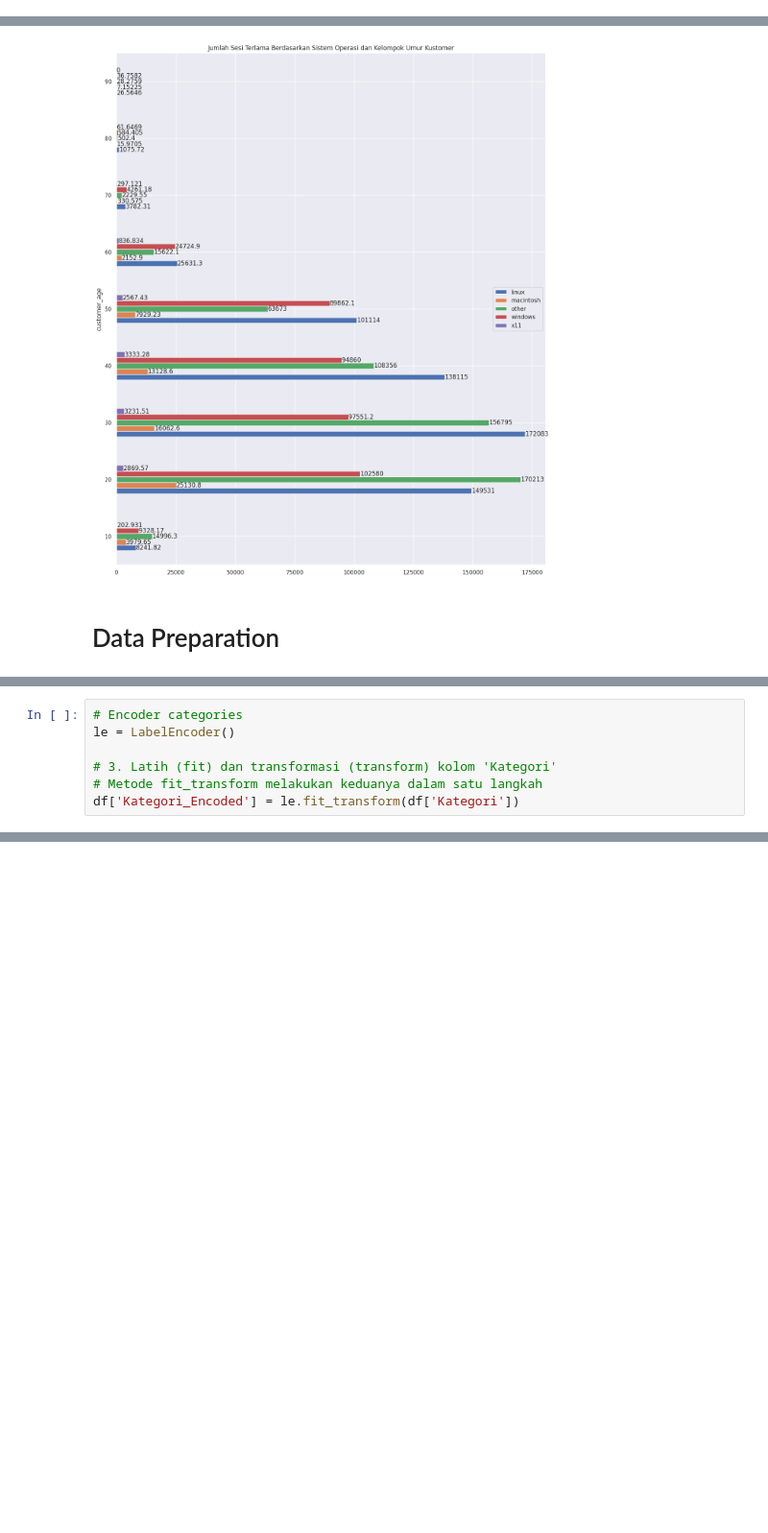
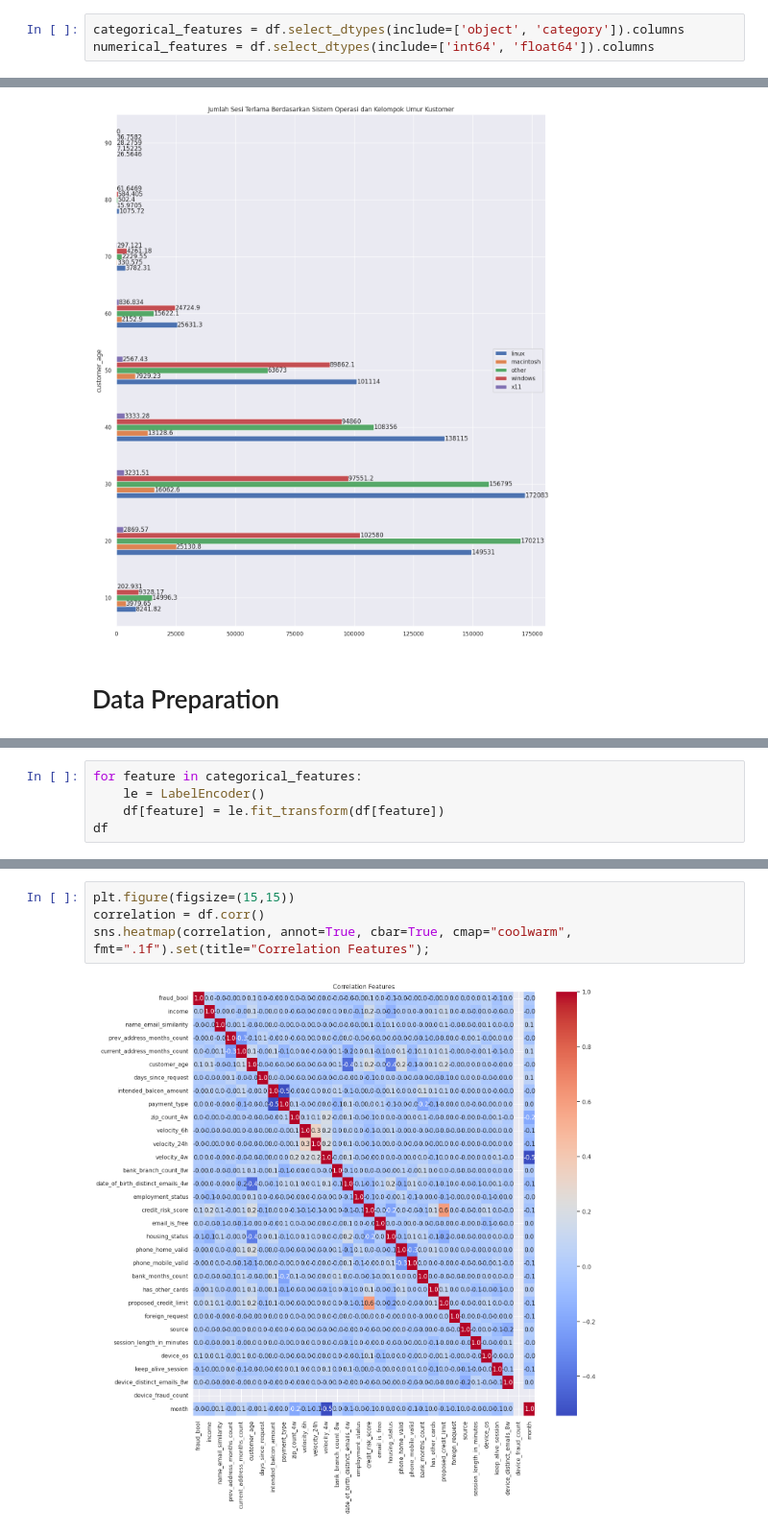
Before and after one commit to hendrimardani/bank_account_fraud_detection, a Jupyter notebook: notebook.ipynb, the cells around one changed output, grey strips where cells are left out. Shown at 96% size. Saved outputs shown, nothing was run; the diff lists cells and outputs as text; blank space fills up the shorter version.

```diff
--- a/notebook.ipynb
+++ b/notebook.ipynb
@@ -354,0 +201,3 @@ pivot_table
+# %%
+categorical_features = df.select_dtypes(include=['object', 'category']).columns
+numerical_features = df.select_dtypes(include=['int64', 'float64']).columns
@@ -395,7 +407,0 @@ NameError: name 'categories_features' is not defined
-# %%
-# Encoder categories
-le = LabelEncoder()
-
-# 3. Latih (fit) dan transformasi (transform) kolom 'Kategori'
-# Metode fit_transform melakukan keduanya dalam satu langkah
-df['Kategori_Encoded'] = le.fit_transform(df['Kategori'])
@@ -401,0 +416,5 @@ df['Kategori_Encoded'] = le.fit_transform(df['Kategori'])
+# %%
+for feature in categorical_features:
+    le = LabelEncoder()
+    df[feature] = le.fit_transform(df[feature])
+df
@@ -401,0 +435,6 @@ df['Kategori_Encoded'] = le.fit_transform(df['Kategori'])
+# %%
+plt.figure(figsize=(15,15))
+correlation = df.corr()
+sns.heatmap(correlation, annot=True, cbar=True, cmap="coolwarm", fmt=".1f").set(title="Correlation Features");
+# %% [output]
+[figure, added]
```
Also changed, not shown: parts of 99 cells of this notebook.
